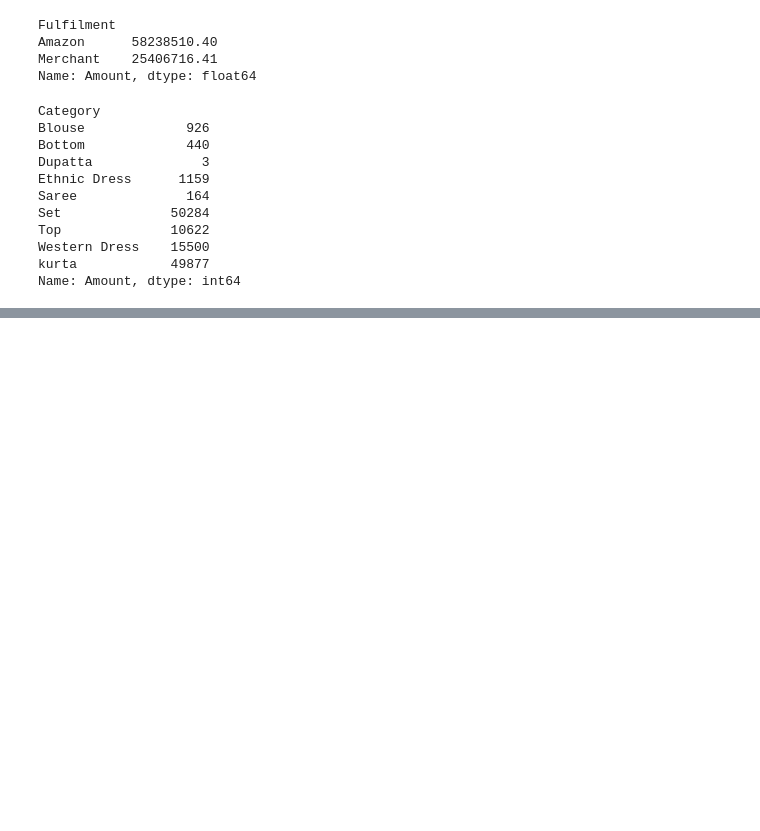
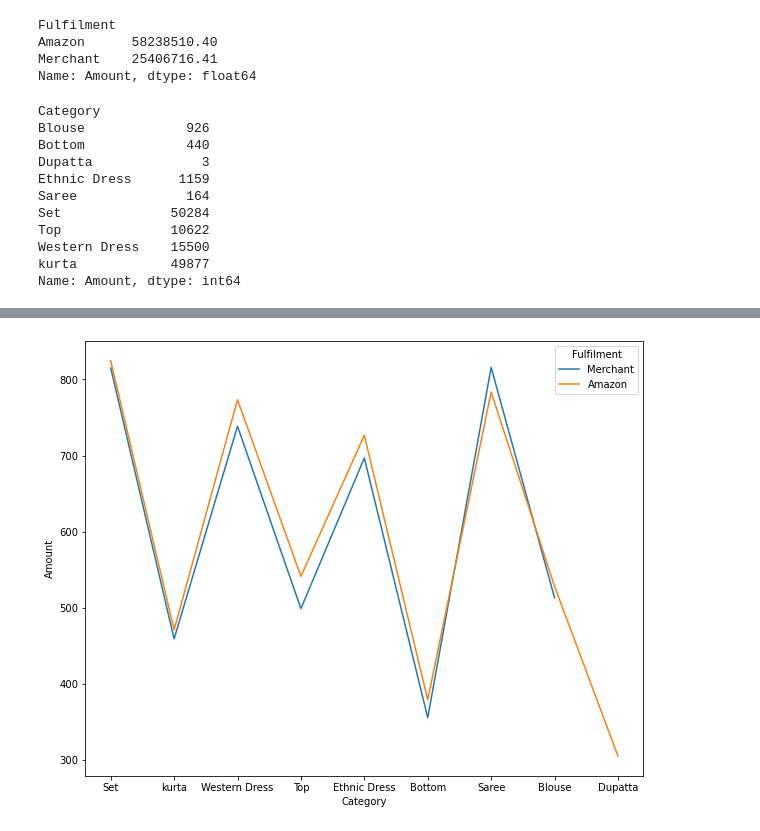
Before and after one commit to elhamfallah/different-projects, a Jupyter notebook: e-commerce-sales-dataset.ipynb, the cells around one changed output, grey strips where cells are left out. Saved outputs shown, nothing was run; the diff lists cells and outputs as text; code cells hidden in the pictures; blank space fills up the shorter version.

```diff
--- a/e-commerce-sales-dataset.ipynb
+++ b/e-commerce-sales-dataset.ipynb
@@ -139,0 +221,7 @@ df1.head()
+# %%
+plt.figure(figsize = (10, 8))
+
+sns.lineplot(x = 'Category', y = 'Amount', hue = 'Fulfilment', ci = None,
+             estimator = 'mean', data = df);
+# %% [output]
+[figure, added]
```
Also changed, not shown: parts of 15 cells of this notebook.
